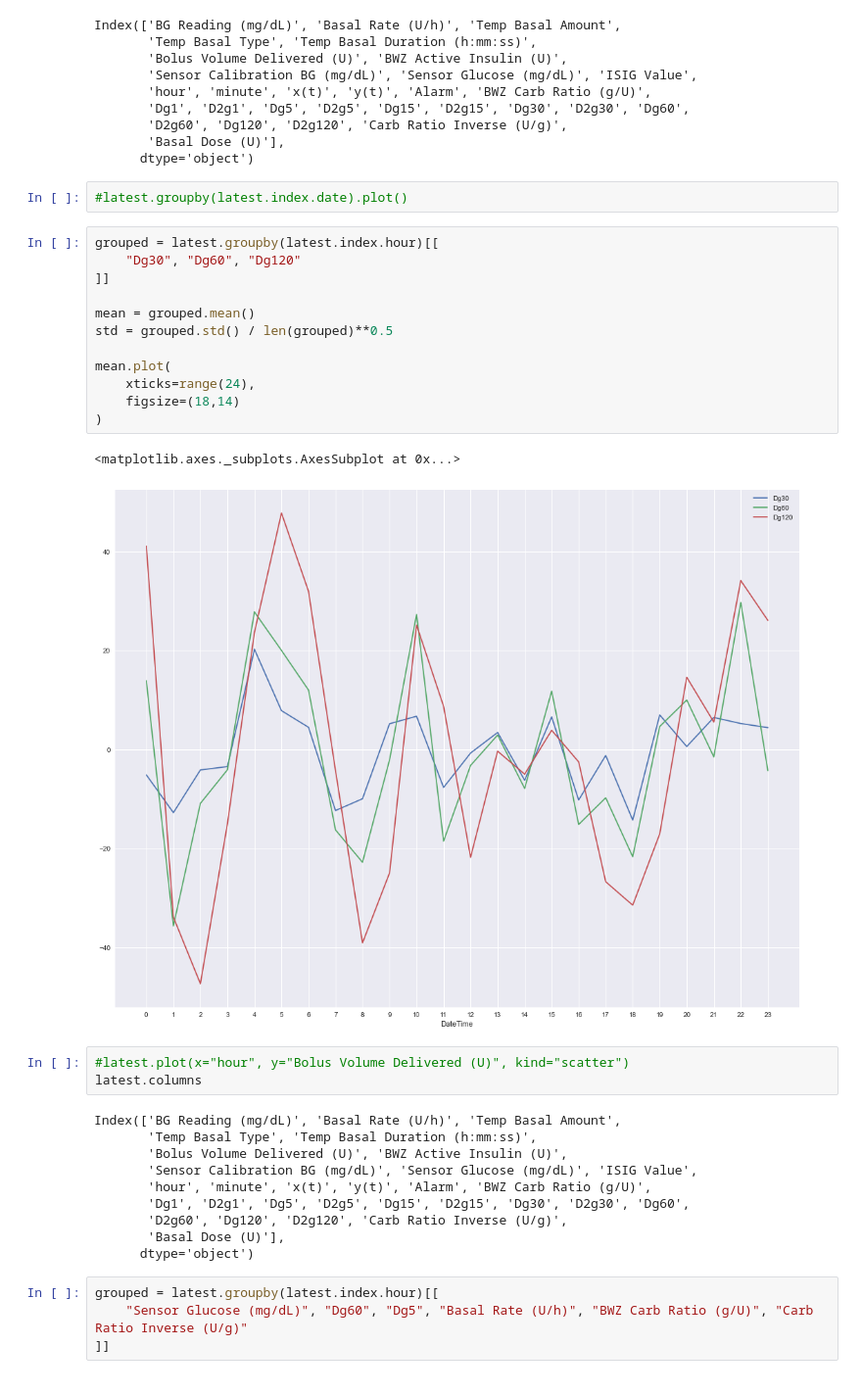
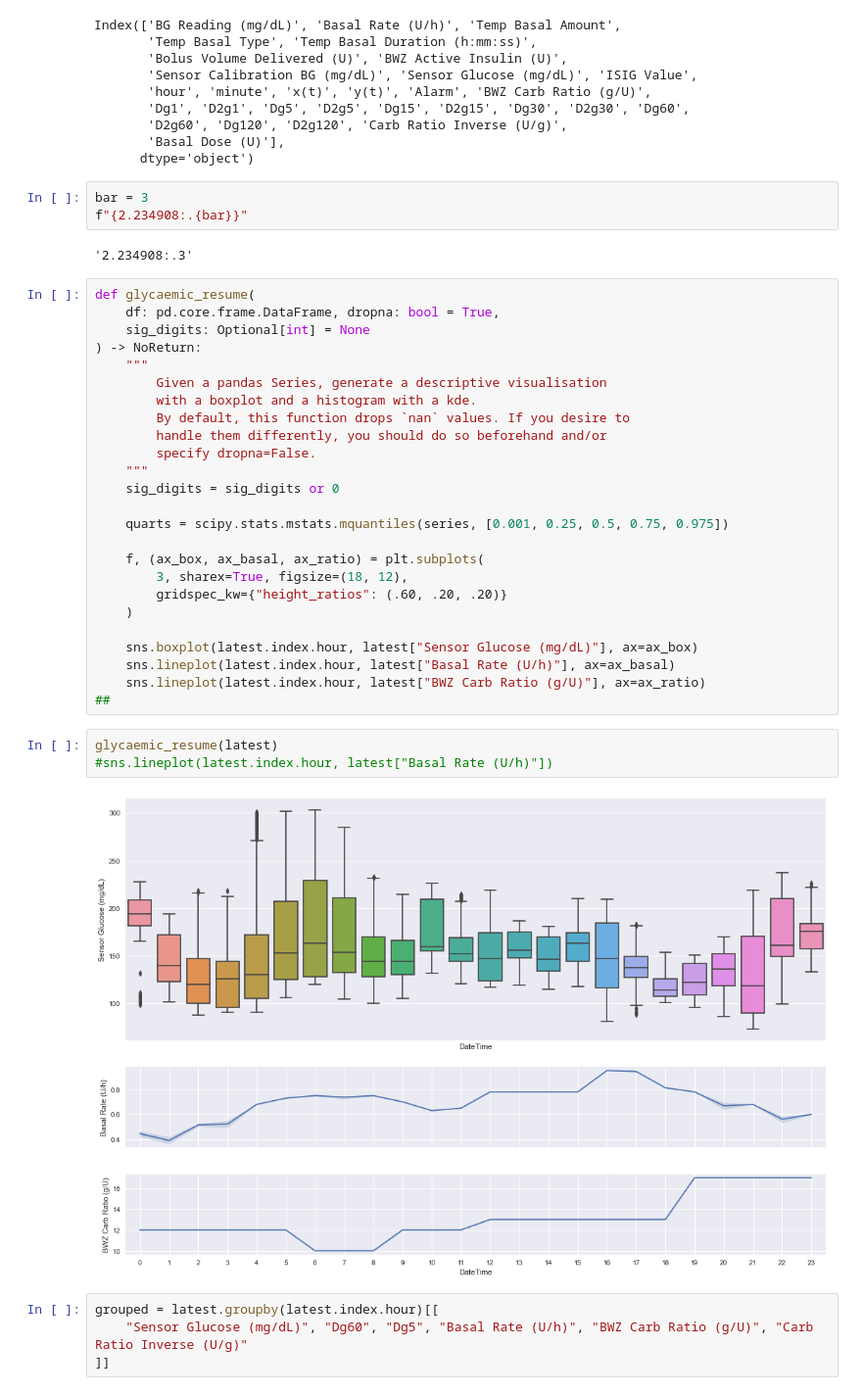
Before and after one commit to gmagannaDevelop/Diabetes-Analysis, a Jupyter notebook: Trend_Descriptive.ipynb, the cells around one changed output. Shown at 98% size. Cells and saved outputs as stored; diff of their text form.

Commit message:
:construction: Adding new plots
.

```diff
--- a/Trend_Descriptive.ipynb
+++ b/Trend_Descriptive.ipynb
@@ -376,36 +376,41 @@ Index(['BG Reading (mg/dL)', 'Basal Rate (U/h)', 'Temp Basal Amount',
        'D2g60', 'Dg120', 'D2g120', 'Carb Ratio Inverse (U/g)',
        'Basal Dose (U)'],
       dtype='object')
-# %%
-#latest.groupby(latest.index.date).plot()
-# %%
-grouped = latest.groupby(latest.index.hour)[[
-    "Dg30", "Dg60", "Dg120"
-]]
-
-mean = grouped.mean()
-std = grouped.std() / len(grouped)**0.5
-
-mean.plot(
-    xticks=range(24),
-    figsize=(18,14)
-)
-# %% [output]
-<matplotlib.axes._subplots.AxesSubplot at 0x...>
-[figure, removed]
-# %%
-#latest.plot(x="hour", y="Bolus Volume Delivered (U)", kind="scatter")
-latest.columns
-# %% [output]
-Index(['BG Reading (mg/dL)', 'Basal Rate (U/h)', 'Temp Basal Amount',
-       'Temp Basal Type', 'Temp Basal Duration (h:mm:ss)',
-       'Bolus Volume Delivered (U)', 'BWZ Active Insulin (U)',
-       'Sensor Calibration BG (mg/dL)', 'Sensor Glucose (mg/dL)', 'ISIG Value',
-       'hour', 'minute', 'x(t)', 'y(t)', 'Alarm', 'BWZ Carb Ratio (g/U)',
-       'Dg1', 'D2g1', 'Dg5', 'D2g5', 'Dg15', 'D2g15', 'Dg30', 'D2g30', 'Dg60',
-       'D2g60', 'Dg120', 'D2g120', 'Carb Ratio Inverse (U/g)',
-       'Basal Dose (U)'],
-      dtype='object')
+# %%
+bar = 3
+f"{2.234908:.{bar}}"
+# %% [output]
+'2.234908:.3'
+# %%
+def glycaemic_resume(
+    df: pd.core.frame.DataFrame, dropna: bool = True,
+    sig_digits: Optional[int] = None
+) -> NoReturn:
+    """
+        Given a pandas Series, generate a descriptive visualisation
+        with a boxplot and a histogram with a kde.
+        By default, this function drops `nan` values. If you desire to
+        handle them differently, you should do so beforehand and/or
+        specify dropna=False.
+    """
+    sig_digits = sig_digits or 0
+
+    quarts = scipy.stats.mstats.mquantiles(series, [0.001, 0.25, 0.5, 0.75, 0.975])
+
+    f, (ax_box, ax_basal, ax_ratio) = plt.subplots(
+        3, sharex=True, figsize=(18, 12),
+        gridspec_kw={"height_ratios": (.60, .20, .20)}
+    )
+
+    sns.boxplot(latest.index.hour, latest["Sensor Glucose (mg/dL)"], ax=ax_box)
+    sns.lineplot(latest.index.hour, latest["Basal Rate (U/h)"], ax=ax_basal)
+    sns.lineplot(latest.index.hour, latest["BWZ Carb Ratio (g/U)"], ax=ax_ratio)
+##
+# %%
+glycaemic_resume(latest)
+#sns.lineplot(latest.index.hour, latest["Basal Rate (U/h)"])
+# %% [output]
+[figure, added]
 # %%
 grouped = latest.groupby(latest.index.hour)[[
     "Sensor Glucose (mg/dL)", "Dg60", "Dg5", "Basal Rate (U/h)", "BWZ Carb Ratio (g/U)", "Carb Ratio Inverse (U/g)"
```
Also changed, not shown: parts of 1 cell of this notebook.
